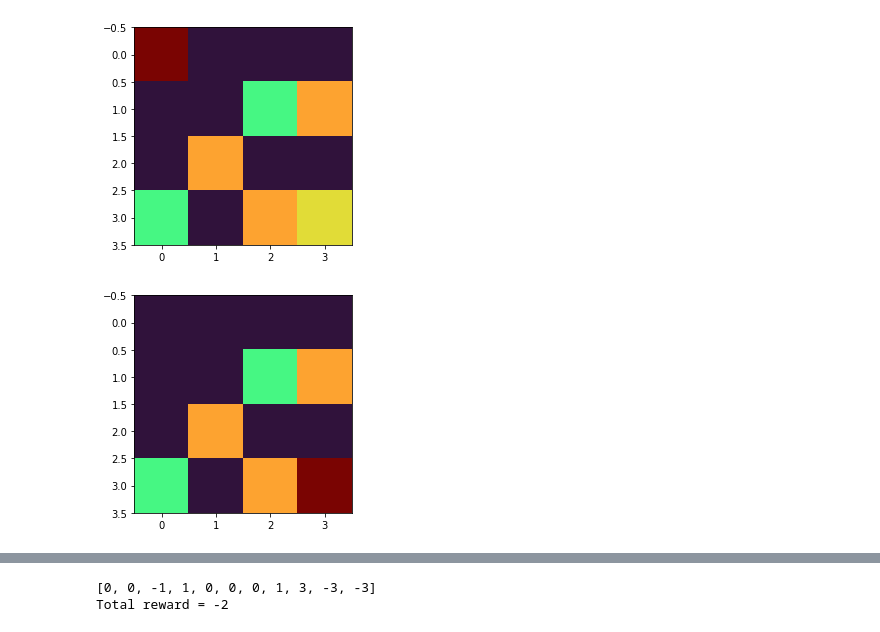
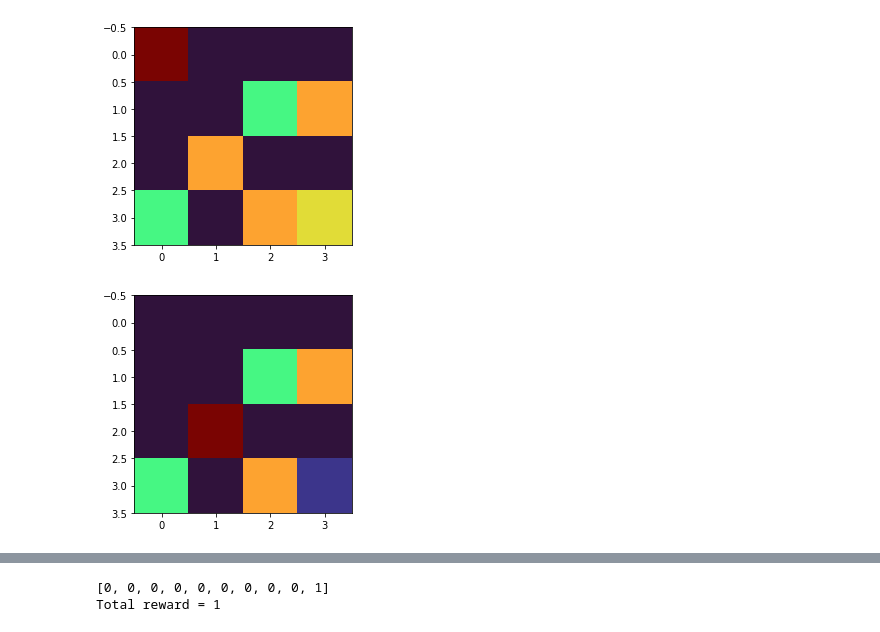
Before and after one commit to Shanky2304/rl_basic_env_agent, a Jupyter notebook: rl_env.ipynb, the cells around one changed output, grey strips where cells are left out. Drawn from its saved outputs; the diff is of its cells as text; code cells hidden in the pictures.

```diff
--- a/rl_env.ipynb
+++ b/rl_env.ipynb
@@ -36,6 +36,7 @@ class GridEnvironment(gym.Env):
         self.state[tuple(self.reward2_pos)] = 0.7
         self.state[tuple(self.reward3_pos)] = 0.7
         self.state[tuple(self.reward4_pos)] = 0.7
+        self.reward_pos_list = [self.reward2_pos, self.reward3_pos, self.reward4_pos]
         observation = self.state.flatten()
         return observation
 
@@ -43,21 +44,25 @@ class GridEnvironment(gym.Env):
         self.timestep += 1
         already_done = True if (np.array(self.agent_pos) == self.goal_pos).all() else False
 
+        # Down
         if action == 0:
             if(self.stochastic):
                 self.agent_pos[0] += np.random.choice(np.array([0,1]), 1, p=[0.05, 0.95])[0]
             else:
                 self.agent_pos[0] += 1
+        # Up
         if action == 1:
             if(self.stochastic):
                 self.agent_pos[0] -= np.random.choice(np.array([0,1]), 1, p=[0.05, 0.95])[0]
             else:
                 self.agent_pos[0] -= 1
+        # Right
         if action == 2:
             if(self.stochastic):
                 self.agent_pos[1] += np.random.choice(np.array([0,1]), 1, p=[0.05, 0.95])[0]
             else:
                 self.agent_pos[1] += 1
+        # Left
         if action == 3:
             if(self.stochastic):
                 self.agent_pos[1] -= np.random.choice(np.array([0,1]), 1, p=[0.05, 0.95])[0]
@@ -76,14 +81,14 @@ class GridEnvironment(gym.Env):
         self.state[tuple(self.agent_pos)] = 1
         observation = self.state.flatten()
         reward = 0
-        reward_pos_list = [self.reward2_pos, self.reward3_pos, self.reward4_pos]
         obstacle_pos_list = [self.obstacle1_pos, self.obstacle2_pos]
 
         if (np.array(self.agent_pos) == self.goal_pos).all():
             reward = 3
         elif (self.agent_pos in obstacle_pos_list):
             reward = -1
-        elif (self.agent_pos in reward_pos_list):
+        elif (self.agent_pos in self.reward_pos_list):
+            self.reward_pos_list.remove(self.agent_pos)
             reward = 1
 
         done = True if ((self.timestep >= self.max_timesteps) or self.agent_pos == self.goal_pos) else False
@@ -100,6 +105,14 @@ class GridEnvironment(gym.Env):
 
     def render(self):
         plt.imshow(self.state, cmap='turbo')
+
+    def get_agent_pos(self):
+        pos = self.agent_pos
+        return pos
+
+    def get_reward_pos(self):
+        pos = self.reward_pos_list
+        return pos
 # %%
 class RandomAgent:
     def __init__(self, env):
@@ -181,7 +194,7 @@ env.render()
 # 11 step demo to show logical progression in the env
 output_grid = widgets.Grid(1, 1)
 rewards = []
-for action in [2, 2, 0, 2, 0, 3, 3, 0, 2, 2, 2]:
+for action in [0, 2, 0, 0, 2, 2]:
     observation, reward, done, info = env.step(action)
     with output_grid.output_to(0, 0):
         output_grid.clear_cell()
@@ -209,18 +222,18 @@ env.render()
 # %%
 #In a stochastic env with the same steps/actions we might get a different reward.
 output_grid = widgets.Grid(1, 1)
 rewards = []
-for action in [2, 2, 0, 2, 0, 3, 3, 0, 2, 2, 2]:
+for action in [2, 0, 2, 2, 1, 1, 0, 0, 0]:
     observation, reward, done, info = env.step(action)
     with output_grid.output_to(0, 0):
         output_grid.clear_cell()
         env.render()
     rewards.append(reward)
     time.sleep(1)
 print(rewards)
 print("Total reward =", sum(rewards))
 # %% [output]
-[figure, old version]
+[figure, new version]
 [interactive output not drawn]
-[0, 0, -1, 1, 0, 0, 0, 1, 3, -3, -3]
-Total reward = -2
+[0, 0, 0, 0, 0, 0, 0, 0, 0, 1]
+Total reward = 1
```
Also changed, not shown: parts of 42 cells of this notebook, 8 other files.
